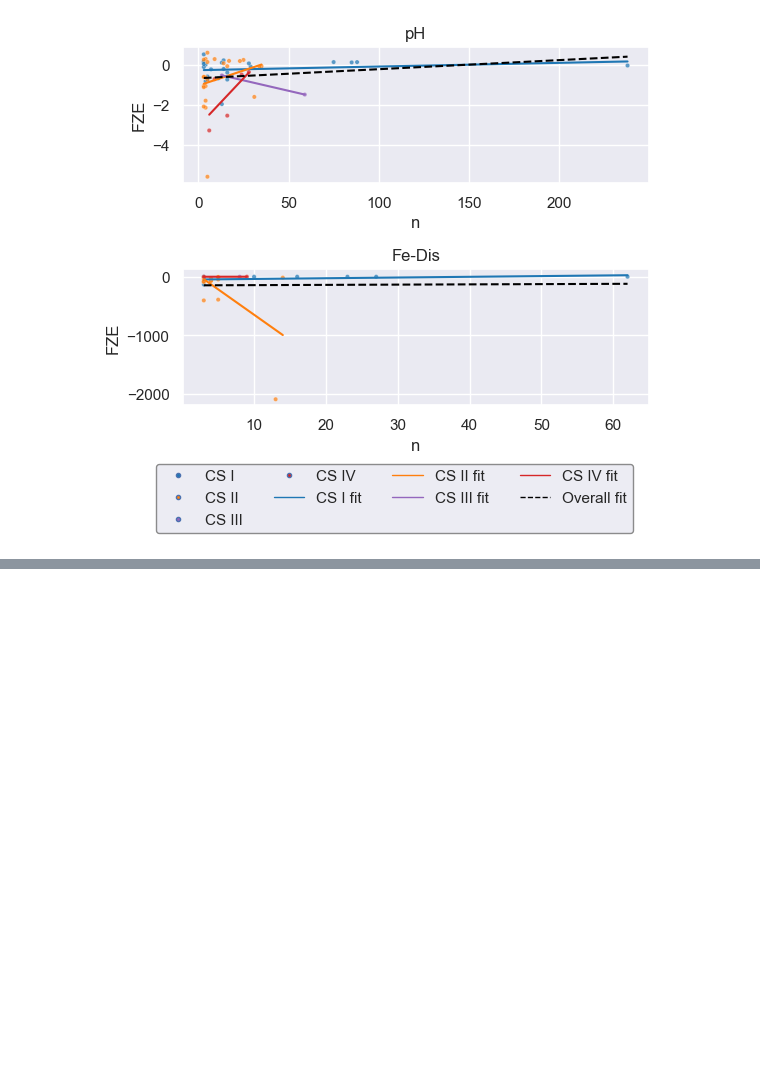
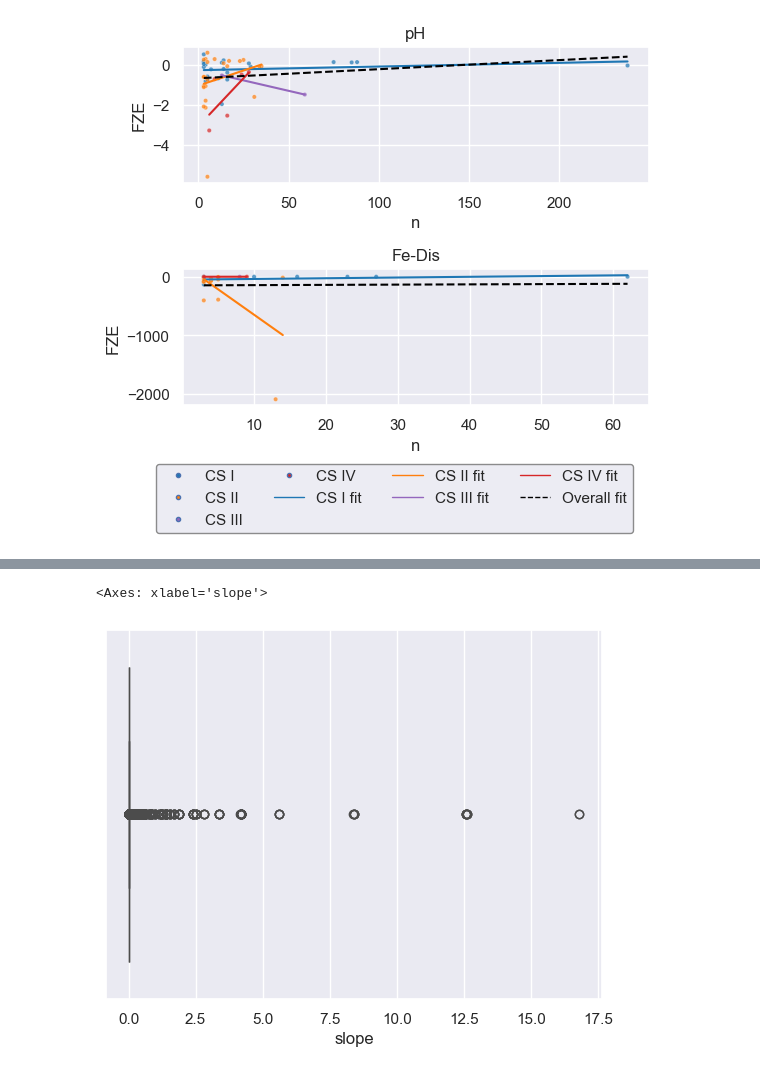
Before and after one commit to lgroenhart/AMDFLOW, a Jupyter notebook: val_plots.ipynb, the cells around one changed output, grey strips where cells are left out. Drawn from its saved outputs; the diff is of its cells as text; code cells hidden in the pictures; blank space fills up the shorter version.

```diff
--- a/val_plots.ipynb
+++ b/val_plots.ipynb
@@ -1928,0 +1991,6 @@ Spearman correlation coefficient (Fe-Dis): 0.4640, p-value: 0.019
+# %%
+da = csiii_in["slope"].to_series().dropna()
+sns.boxplot(x=da)
+# %% [output]
+<Axes: xlabel='slope'>
+[figure, added]
```
Also changed, not shown: parts of 11 cells of this notebook.
